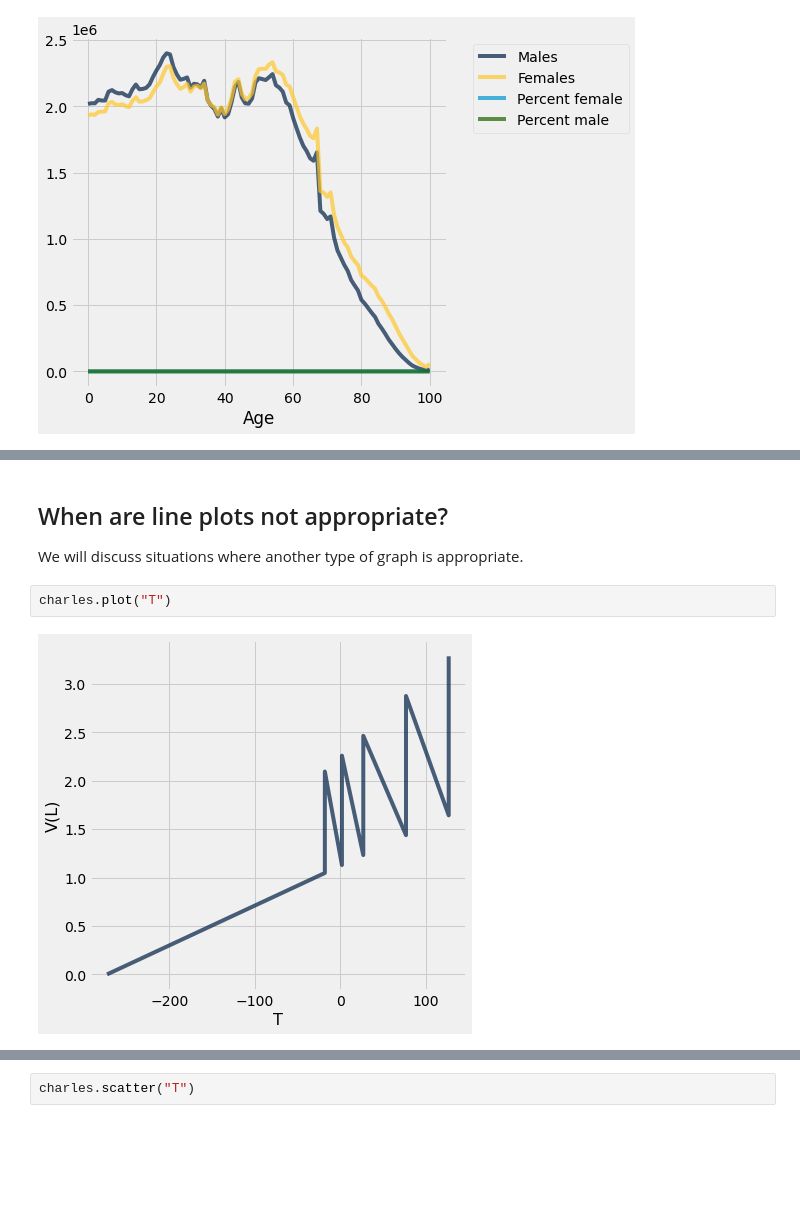
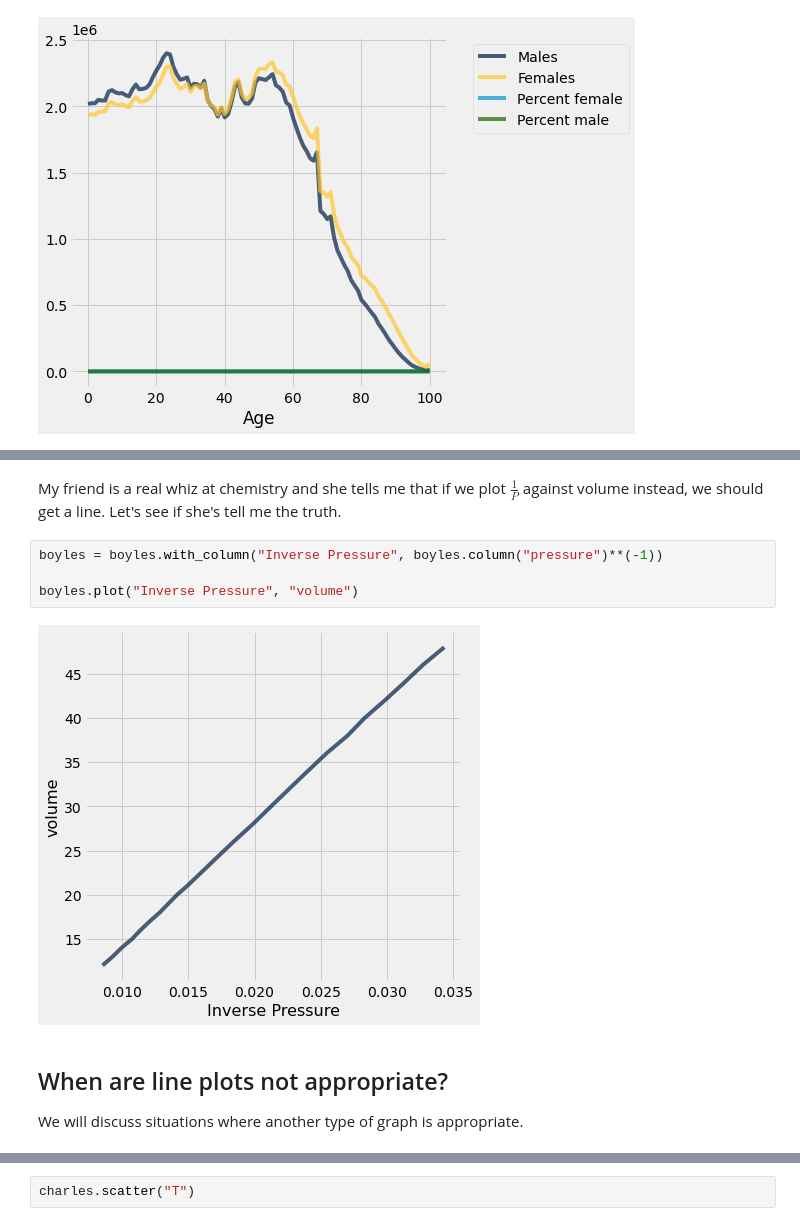
Before and after one commit to ipydatabook/PublicMaterial, a Jupyter notebook: Rectures/Ntbk8.ipynb, the cells around one changed output, grey strips where cells are left out. Cells and saved outputs as stored; diff of their text form; blank space fills up the shorter version.

```diff
--- a/Rectures/Ntbk8.ipynb
+++ b/Rectures/Ntbk8.ipynb
@@ -288,8 +294,12 @@ charles.group("T", np.average).plot("T")
+# %% [markdown]
+My friend is a real whiz at chemistry and she tells me that if we plot $\frac{1}{P}$ against volume instead, we should get a line.  Let's see if she's tell me the truth.
+# %%
+boyles = boyles.with_column("Inverse Pressure", boyles.column("pressure")**(-1))
+
+boyles.plot("Inverse Pressure", "volume")
+# %% [output]
+[figure, added]
 # %% [markdown]
 ## When are line plots not appropriate? ##
 
 We will discuss situations where another type of graph is appropriate.
-# %%
-charles.plot("T")
-# %% [output]
-[figure, removed]
```
Also changed, not shown: parts of 6 cells of this notebook.
